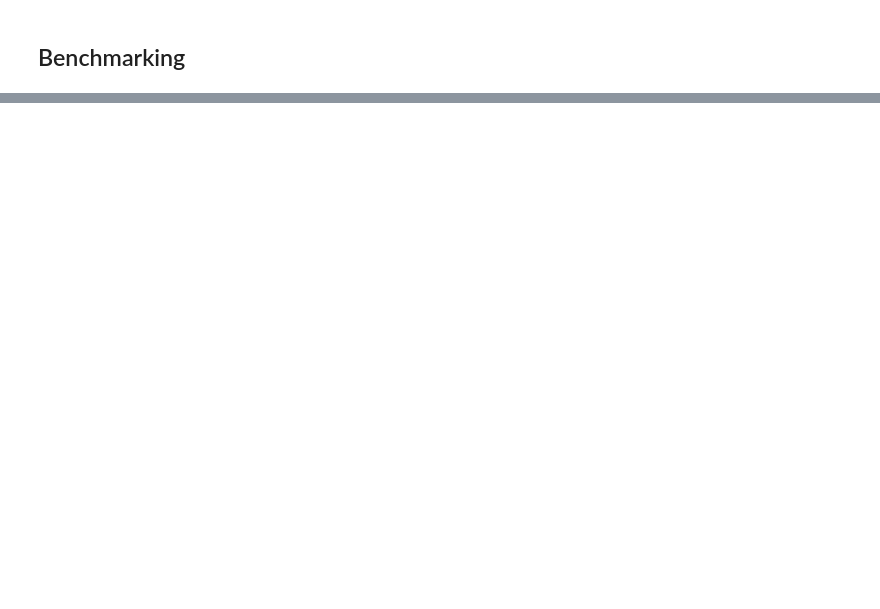
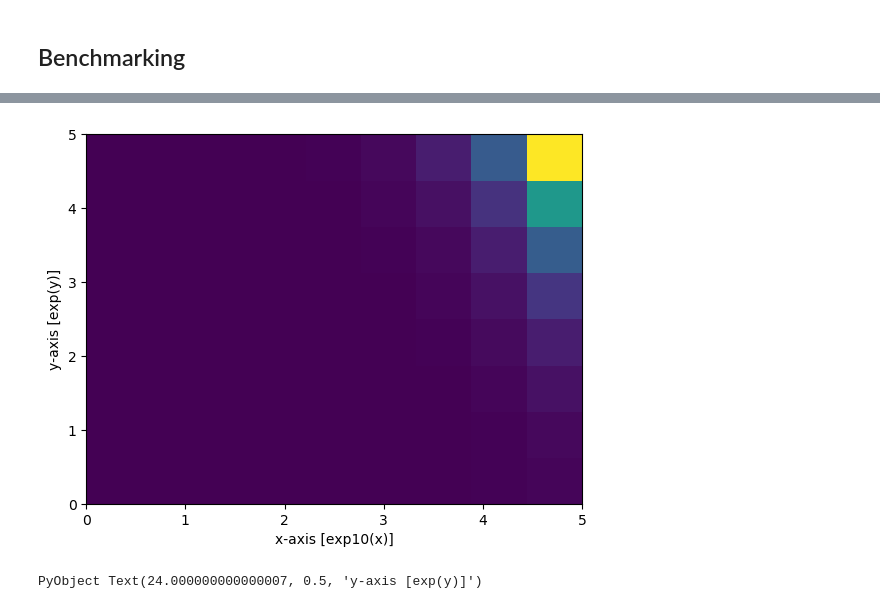
Before and after one commit to m-wells/InterpolatedRejectionSampling.jl, a Jupyter notebook: docs/README.ipynb, the cells around one changed output, grey strips where cells are left out. Saved outputs shown, nothing was run; the diff lists cells and outputs as text; code cells hidden in the pictures; blank space fills up the shorter version.

```diff
--- a/docs/README.ipynb
+++ b/docs/README.ipynb
@@ -120,0 +153,12 @@ BenchmarkTools.Trial:
+# %%
+xy = Matrix{Union{Missing,Float64}}(missing,2,100_000)
+irsample!(xy,knots,prob)
+
+hist2D(xy[1,:],xy[2,:], bins=[X,Y])
+
+ax = gca()
+ax.set_xlabel("x-axis [exp10(x)]")
+ax.set_ylabel("y-axis [exp(y)]")
+# %% [output]
+[figure, added]
+PyObject Text(24.000000000000007, 0.5, 'y-axis [exp(y)]')
```
Also changed, not shown: parts of 10 cells of this notebook, 10 other files.
